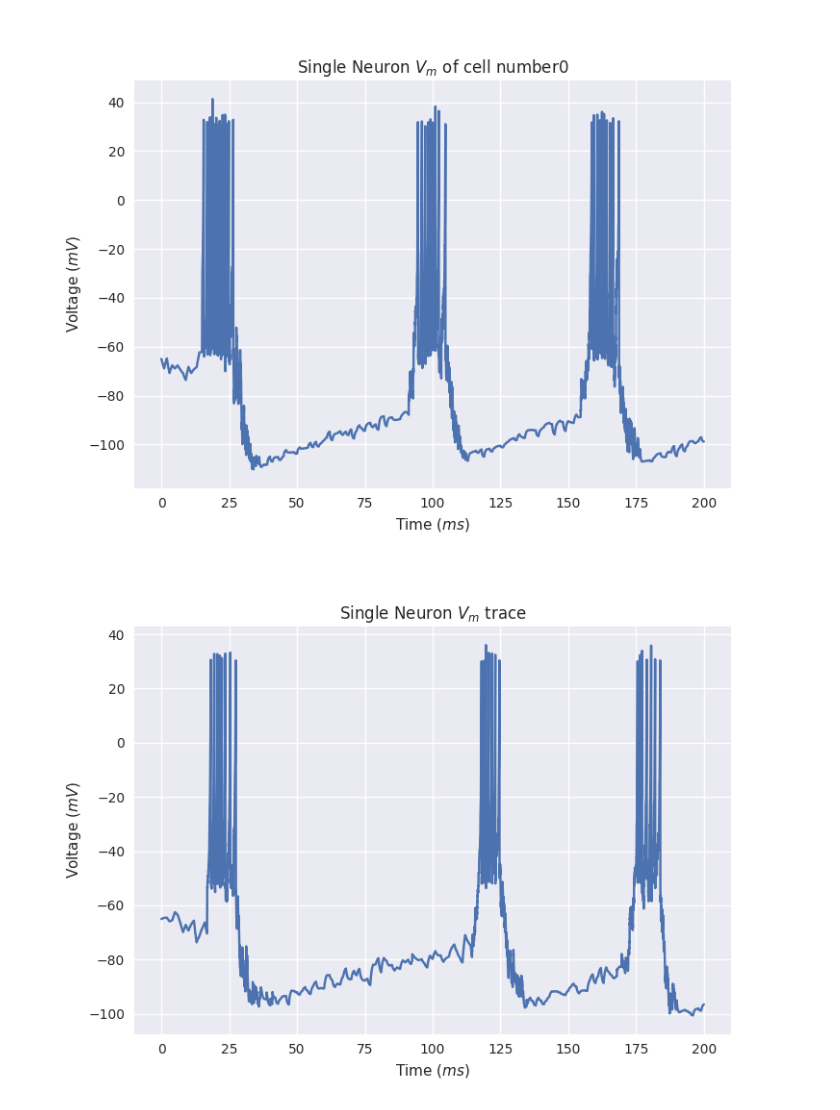
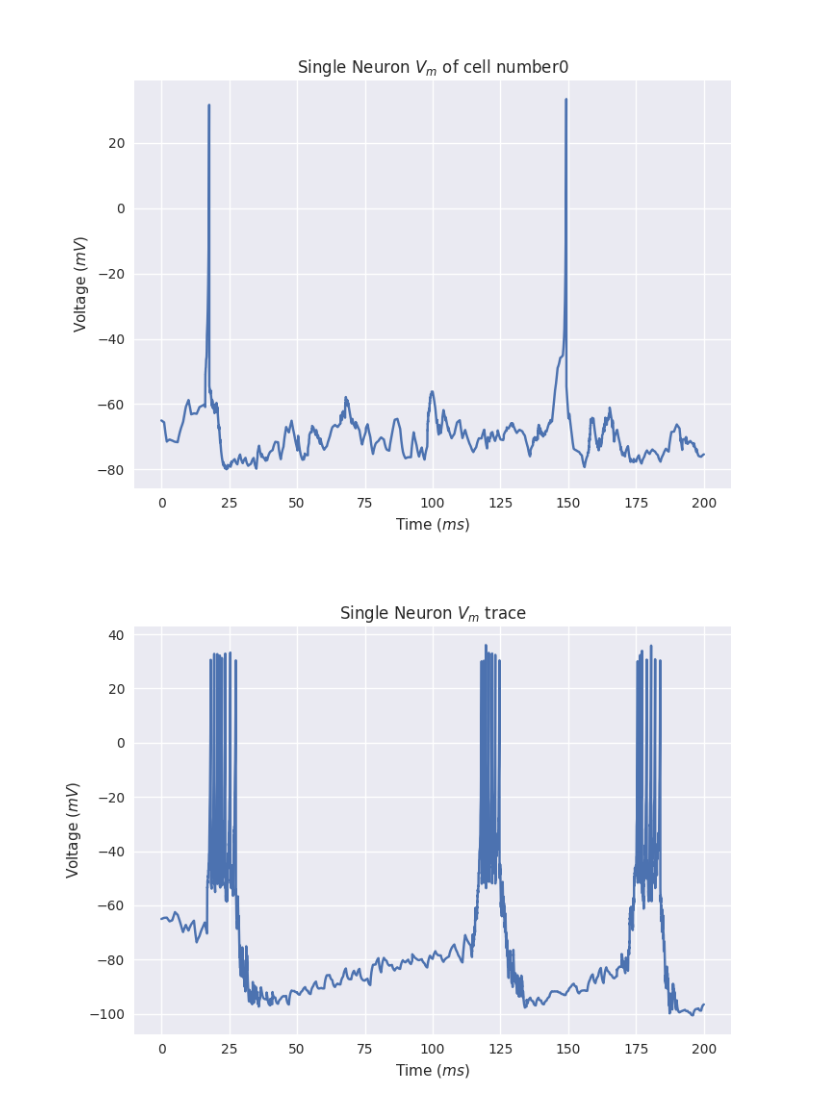
Before and after one commit to russelljjarvis/SpinnakerHippocampus, a Jupyter notebook: PresEnd.ipynb, the cells around one changed output. Drawn from its saved outputs; the diff is of its cells as text; code cells hidden in the pictures.

```diff
--- a/PresEnd.ipynb
+++ b/PresEnd.ipynb
@@ -22,9 +22,9 @@ import IPython
 # %%
 
 
-IPython.display.Image('buffer/weight_0.4eespecific_analogsignals.png')#,width=210,height=210,retina=True)
+IPython.display.Image('buffer/weight_0.125eespecific_analogsignals.png')#,width=210,height=210,retina=True)
 # %% [output]
-[figure, old version]
+[figure, new version]
 # %%
 IPython.display.Image('buffer/weight_2.5eespecific_analogsignals.png')#width=50,height=50,retina=True)
 # %% [output]
```
Also changed, not shown: parts of 2 cells of this notebook.
